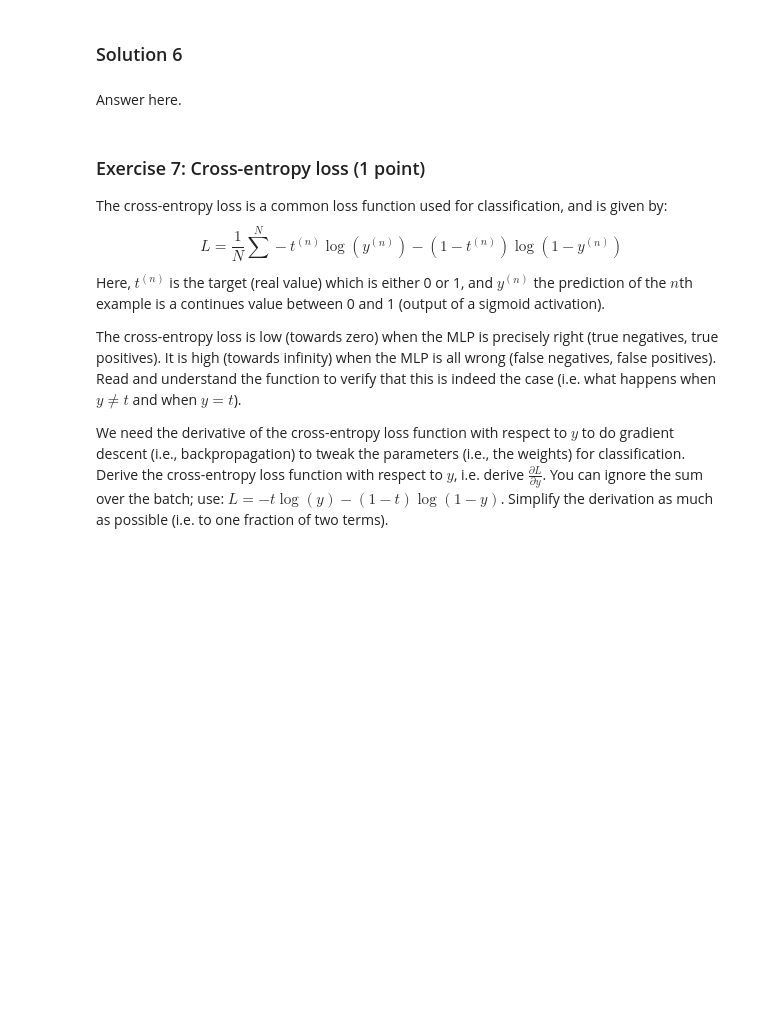
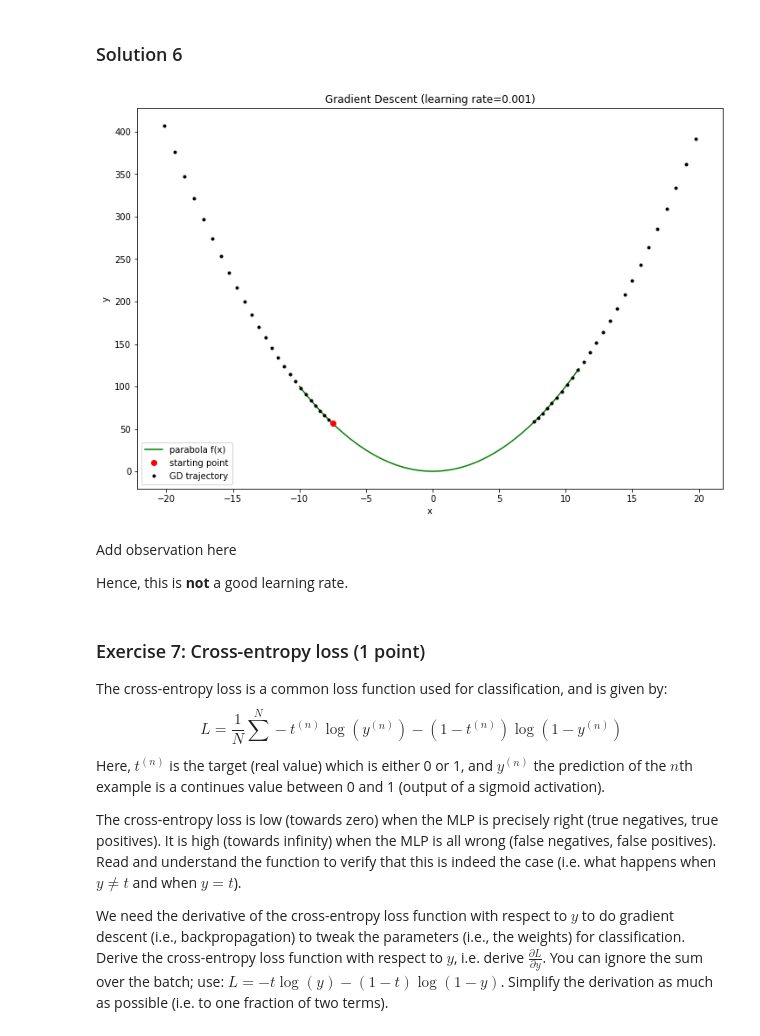
Before and after one commit to AjinkyaIndulkar/neural-networks-1920, a Jupyter notebook: P2 - Optimization/Chapter_03_optimization.ipynb, the cells around one changed output. Cells and saved outputs as stored; diff of their text form; code cells hidden in the pictures; blank space fills up the shorter version.

```diff
--- a/P2 - Optimization/Chapter_03_optimization.ipynb
+++ b/P2 - Optimization/Chapter_03_optimization.ipynb
@@ -89,5 +177,30 @@ Now, do exactly the same, but this time with $\eta=1.01$. What do you observe? I
-# %% [markdown]
-Answer here.
+# %%
+# Run gradient descent, get gradient descent trajectory x and y
+x0 = -7.5
+eta = 1.01
+n = 50
+x, y = gradient_descent(f, df, x0, eta, n)
+
+# Plot parabola f(x), starting point, gradient descent trajectory (x vs. y)
+
+# create x range for calculating f(x)
+x_range = np.arange(-10, 11, 0.01)
+# plot figures
+plt.figure(figsize=(12,8))
+plt.plot(x_range, f(x_range), 'g-', label='parabola f(x)')
+plt.plot(x0, f(x0), 'ro', label='starting point')
+plt.plot(x, y, 'k.', label='GD trajectory')
+plt.xlabel('x')
+plt.ylabel('y')
+plt.title('Gradient Descent (learning rate=0.001)')
+plt.legend(loc='best')
+plt.show()
+# %% [output]
+[figure, added]
+# %% [markdown]
+Add observation here
+
+Hence, this is **not** a good learning rate.
 # %% [markdown]
 ### Exercise 7: Cross-entropy loss (1 point)
 The cross-entropy loss is a common loss function used for classification, and is given by:
```
Also changed, not shown: parts of 17 cells of this notebook, 1 other file.
